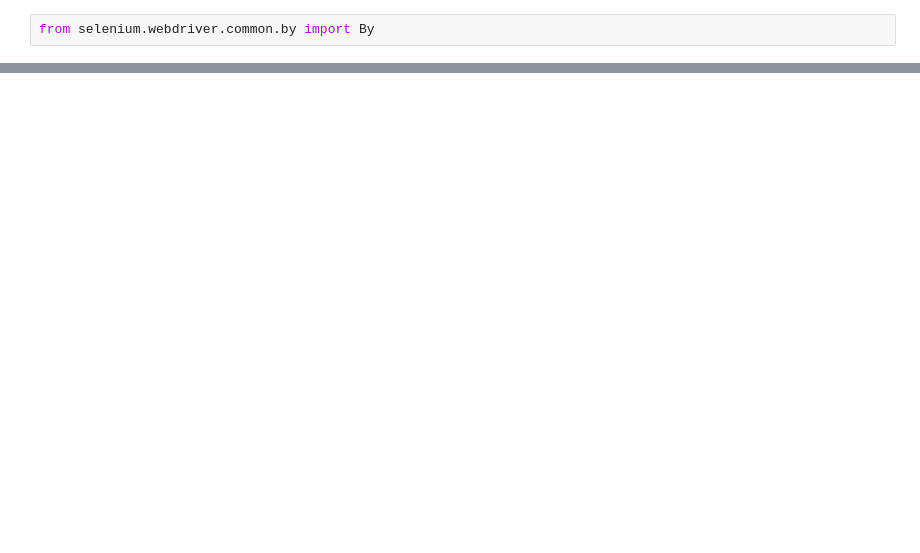
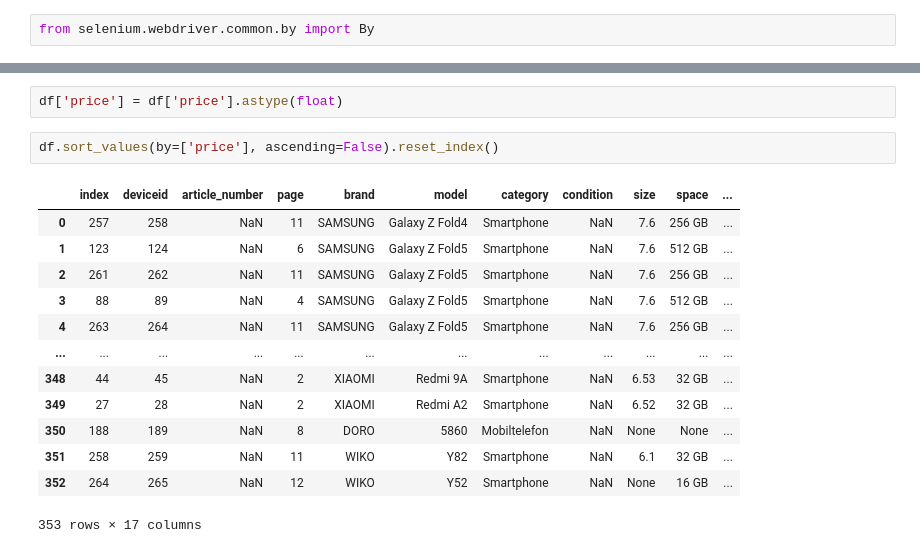
Before and after one commit to leinadher/CIP02.F24_Project, a Jupyter notebook: mediamarkt.ipynb, the cells around one changed output, grey strips where cells are left out. Cells and saved outputs as stored; diff of their text form; blank space fills up the shorter version.

```diff
--- a/mediamarkt.ipynb
+++ b/mediamarkt.ipynb
@@ -125,0 +347,18 @@ size, memory, color
+# %%
+df['price'] = df['price'].astype(float)
+# %%
+df.sort_values(by=['price'], ascending=False).reset_index()
+# %% [output]
+|  | index | deviceid | article_number | page | brand | model | category | condition | size | space | ... |
+| 0 | 257 | 258 | NaN | 11 | SAMSUNG | Galaxy Z Fold4 | Smartphone | NaN | 7.6 | 256 GB | ... |
+| 1 | 123 | 124 | NaN | 6 | SAMSUNG | Galaxy Z Fold5 | Smartphone | NaN | 7.6 | 512 GB | ... |
+| 2 | 261 | 262 | NaN | 11 | SAMSUNG | Galaxy Z Fold5 | Smartphone | NaN | 7.6 | 256 GB | ... |
+| 3 | 88 | 89 | NaN | 4 | SAMSUNG | Galaxy Z Fold5 | Smartphone | NaN | 7.6 | 512 GB | ... |
+| 4 | 263 | 264 | NaN | 11 | SAMSUNG | Galaxy Z Fold5 | Smartphone | NaN | 7.6 | 256 GB | ... |
+| ... | ... | ... | ... | ... | ... | ... | ... | ... | ... | ... | ... |
+| 348 | 44 | 45 | NaN | 2 | XIAOMI | Redmi 9A | Smartphone | NaN | 6.53 | 32 GB | ... |
+| 349 | 27 | 28 | NaN | 2 | XIAOMI | Redmi A2 | Smartphone | NaN | 6.52 | 32 GB | ... |
+| 350 | 188 | 189 | NaN | 8 | DORO | 5860 | Mobiltelefon | NaN | None | None | ... |
+| 351 | 258 | 259 | NaN | 11 | WIKO | Y82 | Smartphone | NaN | 6.1 | 32 GB | ... |
+| 352 | 264 | 265 | NaN | 12 | WIKO | Y52 | Smartphone | NaN | None | 16 GB | ... |
+353 rows × 17 columns
```
Also changed, not shown: parts of 36 cells of this notebook.
